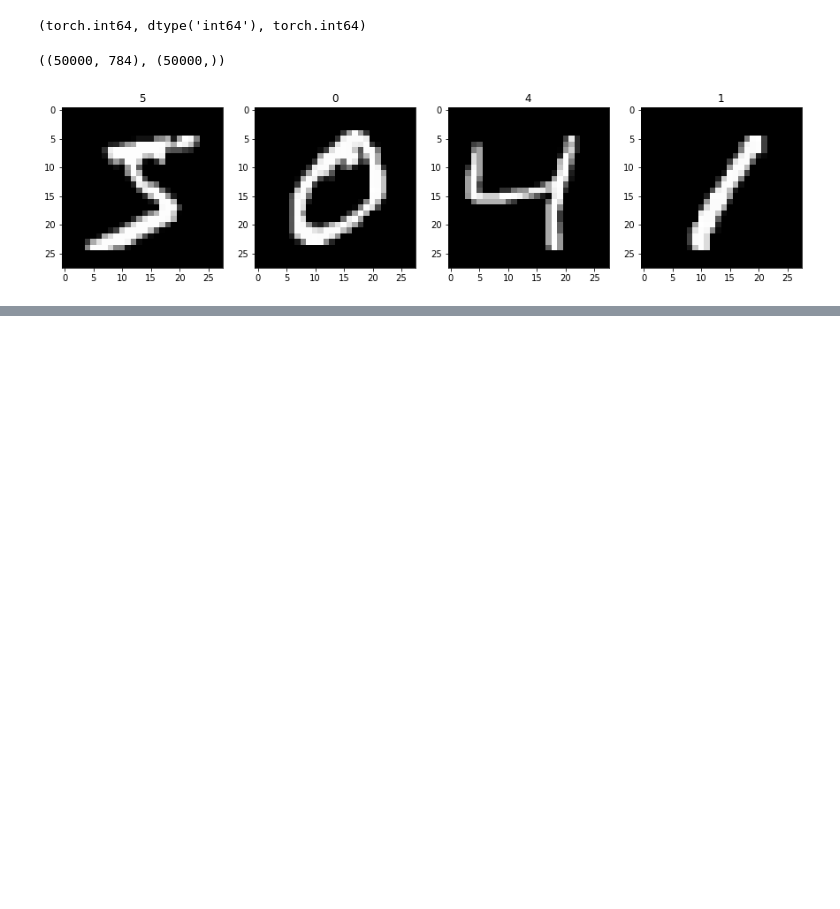
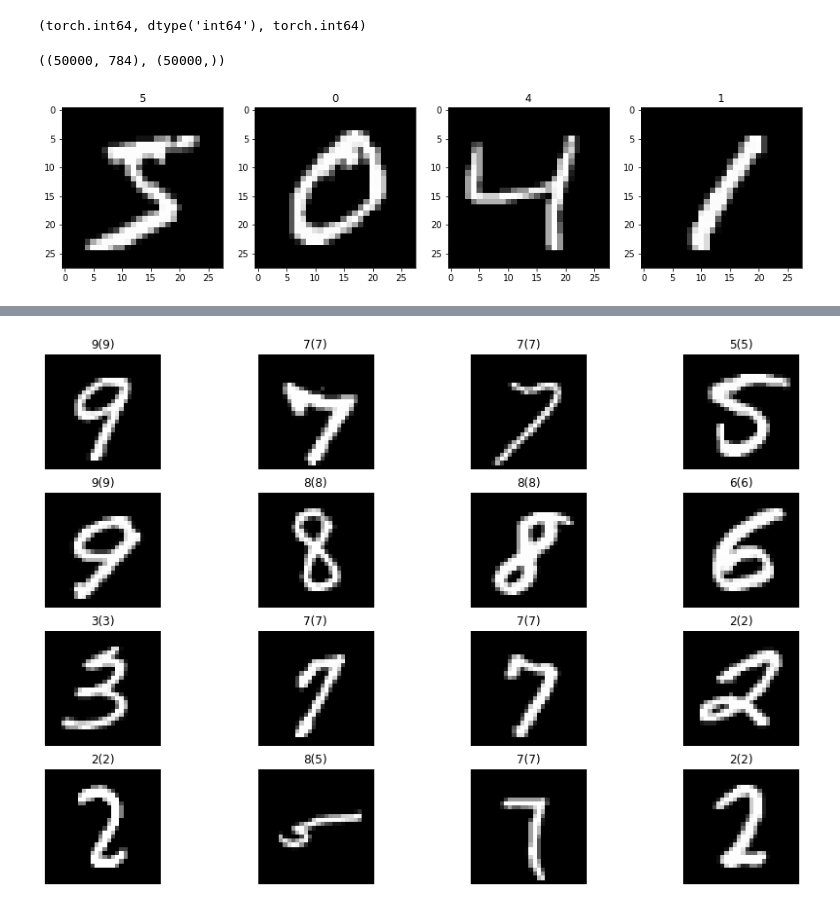
Before and after one commit to amansinclair/fastai, a Jupyter notebook: ml1/mnist/mnist_explore.ipynb, the cells around one changed output, grey strips where cells are left out. Cells and saved outputs as stored; diff of their text form; code cells hidden in the pictures; blank space fills up the shorter version.

```diff
--- a/ml1/mnist/mnist_explore.ipynb
+++ b/ml1/mnist/mnist_explore.ipynb
@@ -133,0 +130,10 @@ myloss = ""
+# %%
+cnet = nn.Sequential(nn.Conv2d(1, 8, 5), nn.ReLU(), nn.MaxPool2d(4), nn.Flatten(), nn.Linear(288, 10), nn.LogSoftmax())
+crit = nn.NLLLoss()
+# %%
+opt = optim.SGD(cnet.parameters(), lr=0.01)
+# %%
+X_trainc = X_traint.view((-1, 1, 28, 28))
+X_validc = X_validt.view((-1, 1, 28, 28))
+# %%
+fit(cnet, X_trainc, y_traint, X_validc, y_validt, crit, opt, n_epochs=10)
@@ -133,0 +151,4 @@ myloss = ""
+# %%
+view_some_preds(cnet, X_trainc, y_traint)
+# %% [output]
+[figure, added]
```
Also changed, not shown: parts of 8 cells of this notebook, 1 other file.
